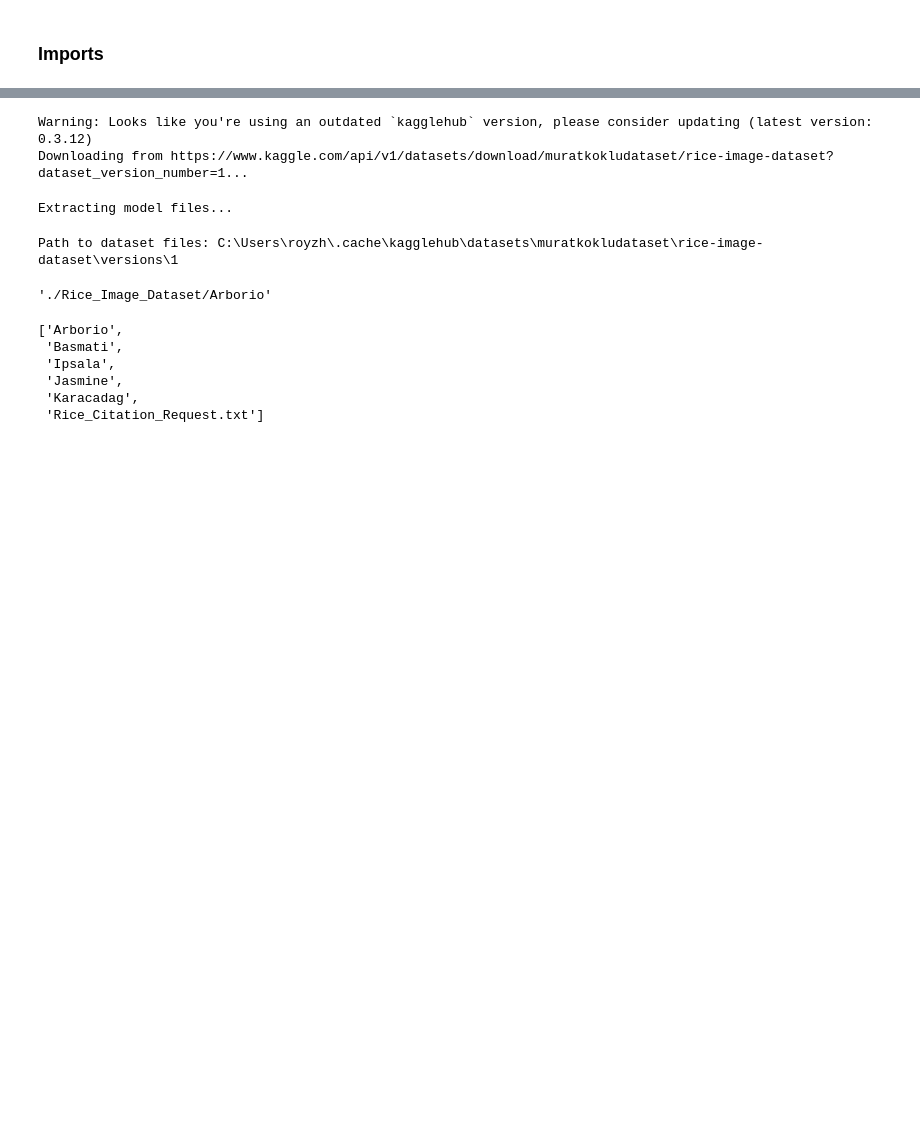
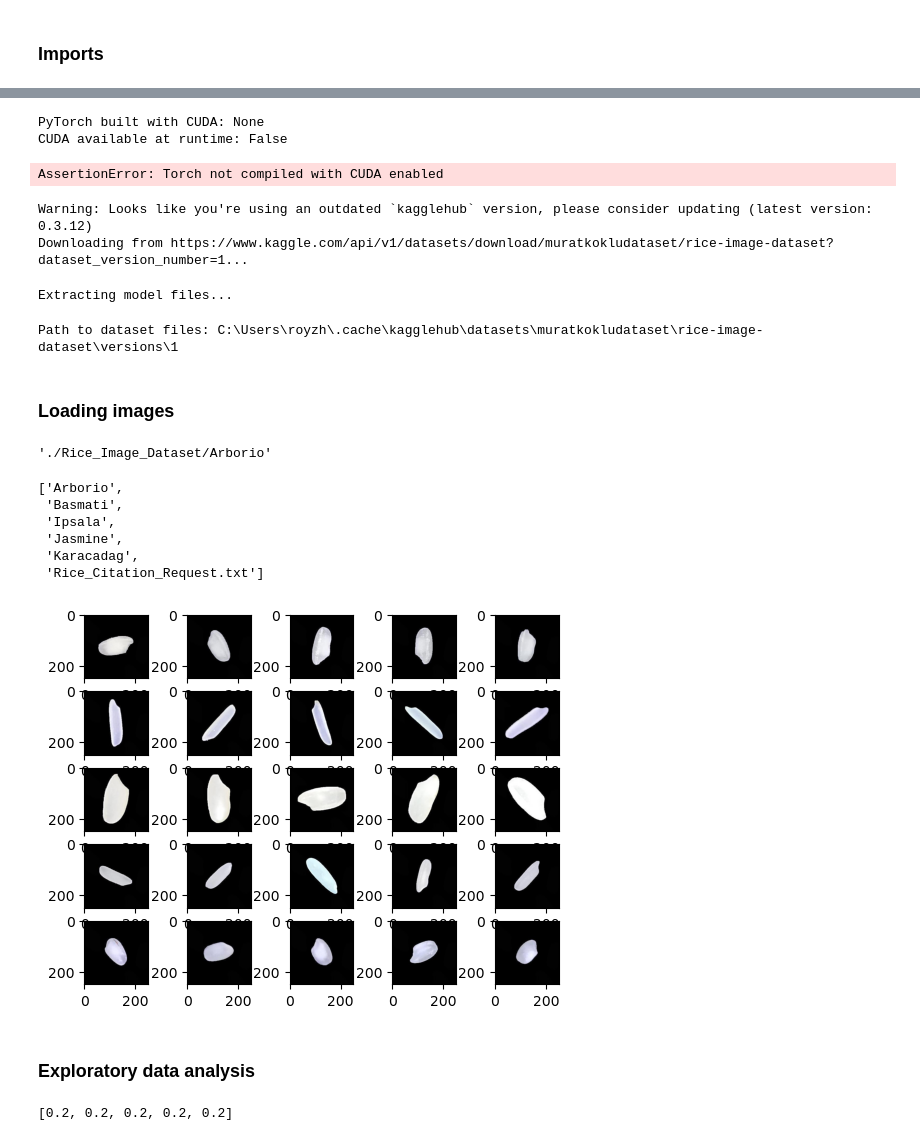
Before and after one commit to rzhen3/ML4FUN, a Jupyter notebook: rice_image/rice_image.ipynb, the cells around one changed output, grey strips where cells are left out. Drawn from its saved outputs; the diff is of its cells as text; code cells hidden in the pictures; blank space fills up the shorter version.

```diff
--- a/rice_image/rice_image.ipynb
+++ b/rice_image/rice_image.ipynb
@@ -29,3 +23,12 @@ NameError: name 'torch' is not defined
+# %%
+print("PyTorch built with CUDA:", torch.version.cuda)       # e.g. '12.1'
+print("CUDA available at runtime:", torch.cuda.is_available())
+print("Device name:",          torch.cuda.get_device_name(0))
+print("Compute capability:",   torch.cuda.get_device_capability(0))
+# %% [output]
+PyTorch built with CUDA: None
+CUDA available at runtime: False
+AssertionError: Torch not compiled with CUDA enabled
 # %%
 # path = kagglehub.dataset_download("muratkokludataset/rice-image-dataset")
 
@@ -35,6 +38,8 @@ Warning: Looks like you're using an outdated `kagglehub` version, please conside
 Downloading from https://www.kaggle.com/api/v1/datasets/download/muratkokludataset/rice-image-dataset?dataset_version_number=1...
 Extracting model files...
 Path to dataset files: C:\Users\royzh\.cache\kagglehub\datasets\muratkokludataset\rice-image-dataset\versions\1
+# %% [markdown]
+### Loading images
 # %%
 rice_classes = ['Arborio', 'Basmati', 'Ipsala', 'Jasmine', 'Karacadag']
 path_to_imgs = './Rice_Image_Dataset/'
@@ -48,7 +53,7 @@ display(os.listdir(path_to_imgs))
 for rice_name in rice_classes:
     class_path = os.path.join(path_to_imgs, rice_name)
 
-    for item in os.listdir(class_path):
+    for item in os.listdir(class_path)[:]:
         img_path = os.path.join(class_path, item)
         img_paths.append(img_path)
         labels.append(rice_name.lower())
@@ -60,3 +65,23 @@ for rice_name in rice_classes:
  'Jasmine',
  'Karacadag',
  'Rice_Citation_Request.txt']
+# %%
+rice_images_df = pd.DataFrame({'paths': img_paths, 'labels': labels})
+# %%
+IMGS_TO_SAMPLE = 5
+
+imgs_by_labels = rice_images_df.groupby('labels')
+sampled_df = imgs_by_labels.sample(IMGS_TO_SAMPLE, random_state = 0).reset_index()
+
+for i in range(sampled_df.shape[0]):
+    img = plt.imread(sampled_df.iloc[i]['paths'])
+    plt.subplot(5, 5, i+1)
+    plt.imshow(img)
+# %% [output]
+[figure, added]
+# %% [markdown]
+### Exploratory data analysis
+# %%
+display([0.2]*5)
+# %% [output]
+[0.2, 0.2, 0.2, 0.2, 0.2]
```
Also changed, not shown: parts of 8 cells of this notebook, 1 other file.
